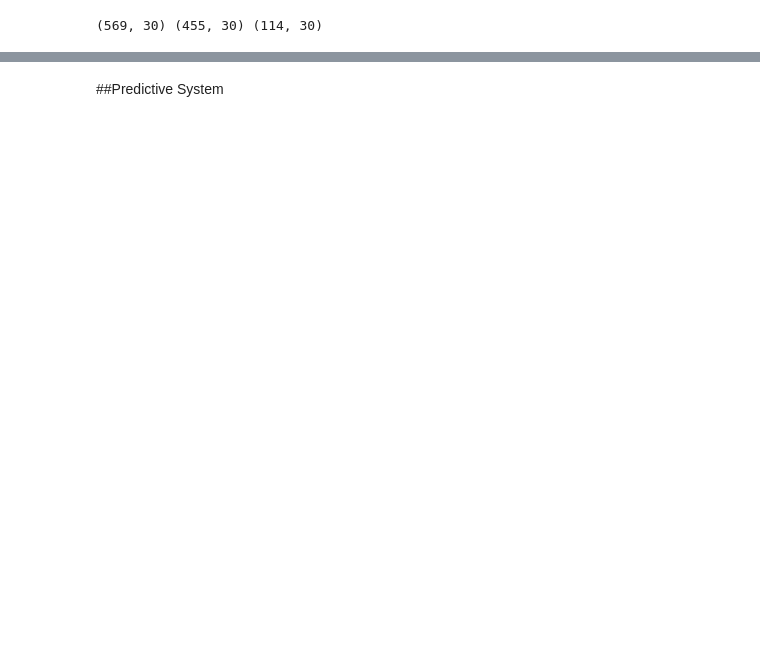
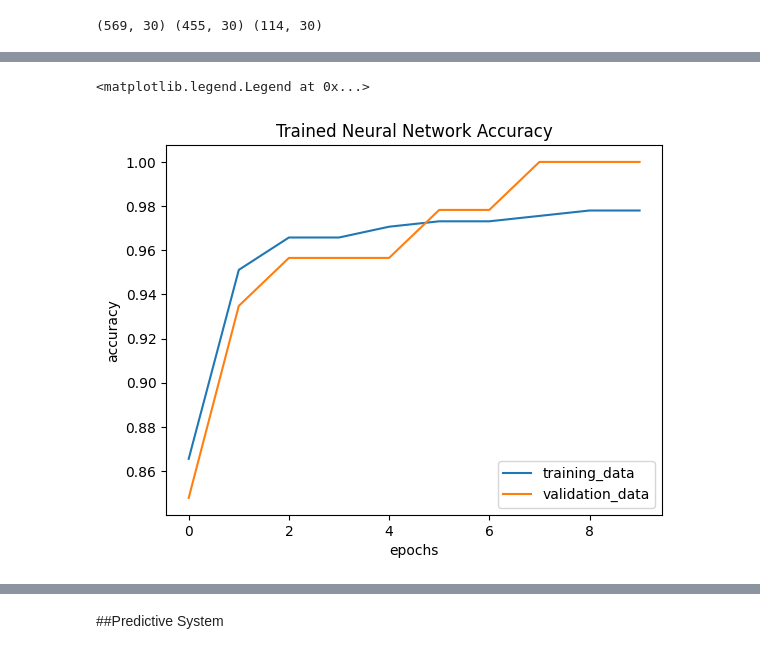
Before and after one commit to Anand-Ambastha/BreastPredictionUsingNN, a Jupyter notebook: Breast_Cancer__Classification.ipynb, the cells around one changed output, grey strips where cells are left out. Saved outputs shown, nothing was run; the diff lists cells and outputs as text; code cells hidden in the pictures; blank space fills up the shorter version.

```diff
--- a/Breast_Cancer__Classification.ipynb
+++ b/Breast_Cancer__Classification.ipynb
@@ -259,16 +210,0 @@ XGBoost
-# %%
-!pip install xgboost
-import xgboost as xgb
-# Initialize
-model3 = xgb.XGBClassifier(use_label_encoder=False, eval_metric='logloss', random_state=42)
-
-# Train
-model3.fit(X_train_scaled, Y_train)
-
-# Predict
-y_pred1 = model3.predict(X_test_scaled)
-
-print("Accuracy:", accuracy_score(Y_test, y_pred1))
-# Evaluation
-print("XGBoost Classification Report:")
-print(classification_report(Y_test, y_pred1))
@@ -292,0 +240,19 @@ Parameters: { "use_label_encoder" } are not used.
+# %%
+model = keras.Sequential([
+ #Flatten convert our 2D Arrays into 1D One
+                           keras.Input(shape=(30,)),
+                           keras.layers.Flatten(),
+                           keras.layers.Dense(units= 20 , activation='relu'),
+                           keras.layers.Dense(units=  2 , activation='sigmoid')
+#No. of neurons should be equal the output classes that we have therfore its 2
+])
+# %%
+model.compile(optimizer='adam',
+              loss= 'sparse_categorical_crossentropy',
+              metrics=['accuracy'])
+# %%
+from tensorflow.keras.callbacks import EarlyStopping
+
+early_stop = EarlyStopping(monitor='val_loss', patience=3, restore_best_weights=True)
+
+history = model.fit(X_train_std,Y_train,validation_split=0.1,epochs=10)
@@ -292,0 +327,11 @@ Parameters: { "use_label_encoder" } are not used.
+# %%
+plt.plot(history.history['accuracy'])
+plt.plot(history.history['val_accuracy'])
+plt.title('Trained Neural Network Accuracy')
+plt.ylabel('accuracy')
+plt.xlabel('epochs')
+
+plt.legend(['training_data','validation_data'], loc='lower right')
+# %% [output]
+<matplotlib.legend.Legend at 0x...>
+[figure, added]
```
Also changed, not shown: parts of 33 cells of this notebook.
